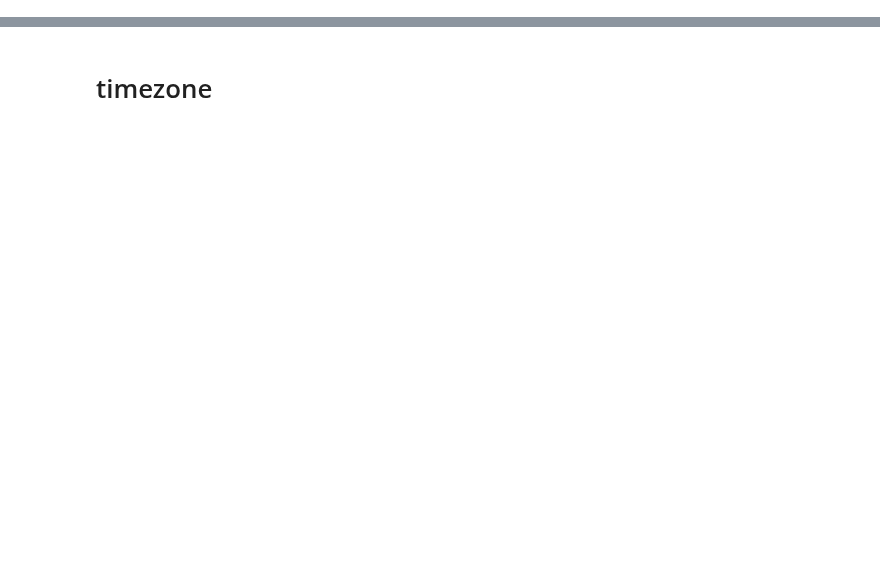
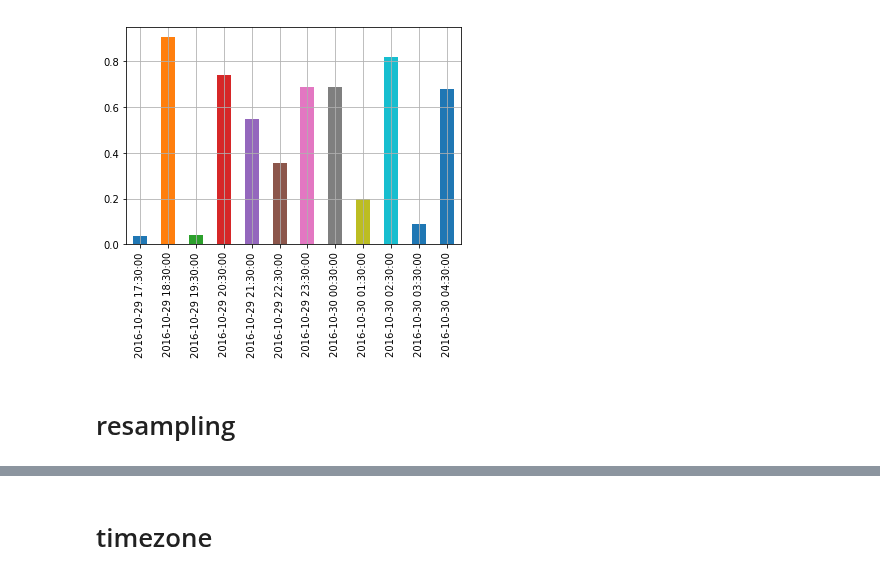
Before and after one commit to srqway/python, a Jupyter notebook: pandas-python/notebook/basic.ipynb, the cells around one changed output, grey strips where cells are left out. Saved outputs shown, nothing was run; the diff lists cells and outputs as text; code cells hidden in the pictures; blank space fills up the shorter version.

```diff
--- a/pandas-python/notebook/basic.ipynb
+++ b/pandas-python/notebook/basic.ipynb
@@ -176,0 +102,3 @@ Timestamp('2000-12-31 00:00:00')
+# %%
+date_range = pd.date_range('2016/10/29 5:30pm', periods=12, freq='H')
+date_range
@@ -176,0 +113,3 @@ Timestamp('2000-12-31 00:00:00')
+# %%
+ser = pd.Series(np.random.random(12), date_range)
+ser
@@ -176,0 +130,8 @@ Timestamp('2000-12-31 00:00:00')
+# %%
+ser.plot(kind="bar")
+plt.grid(True)
+plt.show()
+# %% [output]
+[figure, added]
+# %% [markdown]
+# resampling
```
Also changed, not shown: parts of 94 cells of this notebook, 1 other file.
